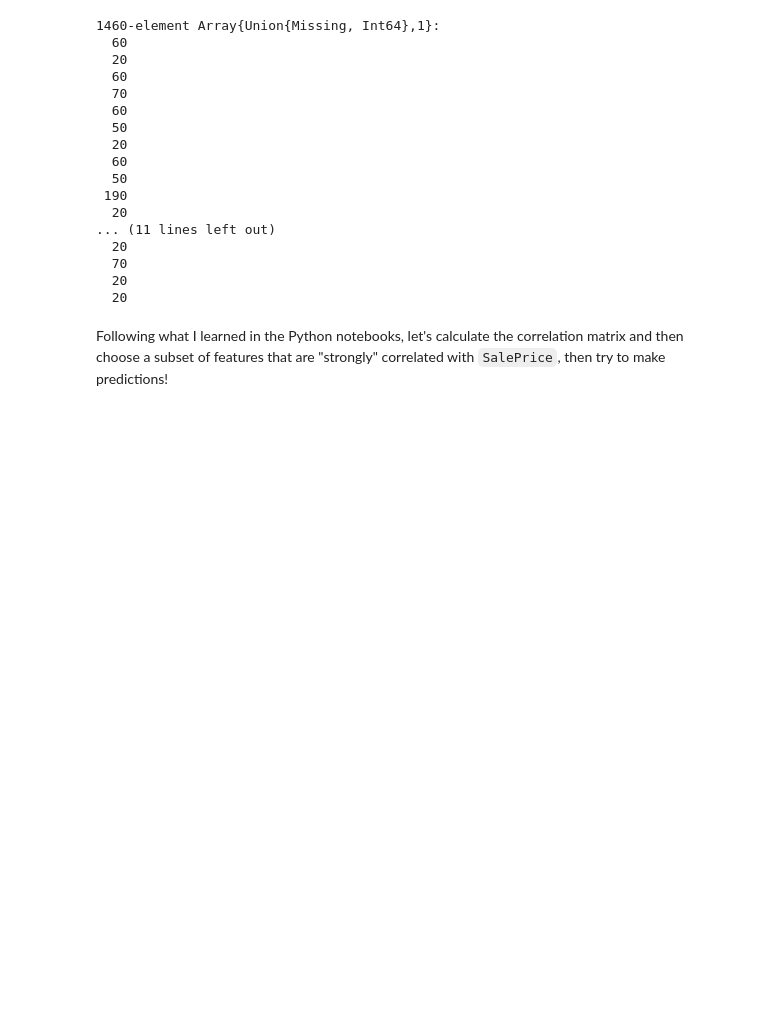
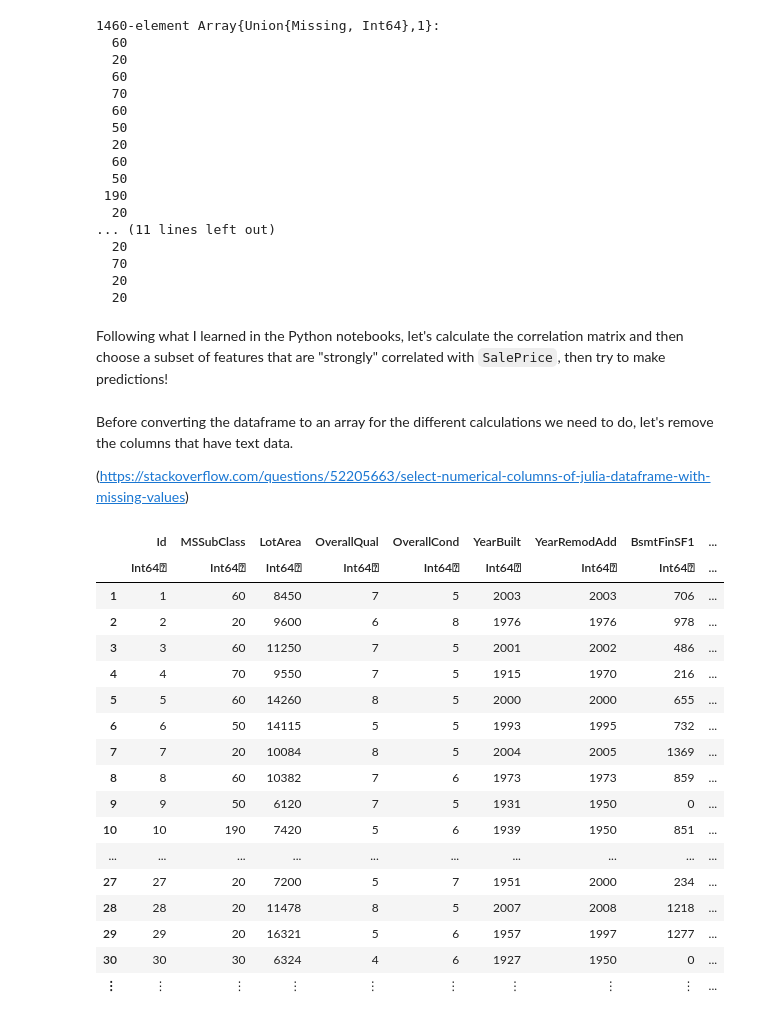
Before and after one commit to demarley/figment, a Jupyter notebook: julia/housing_prices.ipynb, the cells around one changed output. Drawn from its saved outputs; the diff is of its cells as text; code cells hidden in the pictures; blank space fills up the shorter version.

Commit message:
Update for accessing dataframes in julia

```diff
--- a/julia/housing_prices.ipynb
+++ b/julia/housing_prices.ipynb
@@ -99,3 +86,29 @@ df[:MSSubClass]
   20
 # %% [markdown]
 Following what I learned in the Python notebooks, let's calculate the correlation matrix and then choose a subset of features that are "strongly" correlated with `SalePrice`, then try to make predictions!
+# %% [markdown]
+Before converting the dataframe to an array for the different calculations we need to do, let's remove the columns that have text data.
+
+(https://stackoverflow.com/questions/52205663/select-numerical-columns-of-julia-dataframe-with-missing-values)
+# %%
+text_data = df[[i for i in names(df) if Base.nonmissingtype(eltype(df[i])) <: String]];
+num_dat   = df[[i for i in names(df) if Base.nonmissingtype(eltype(df[i])) <: Number]]
+# %% [output]
+|  | Id | MSSubClass | LotArea | OverallQual | OverallCond | YearBuilt | YearRemodAdd | BsmtFinSF1 | ... |
+|  | Int64⍰ | Int64⍰ | Int64⍰ | Int64⍰ | Int64⍰ | Int64⍰ | Int64⍰ | Int64⍰ | ... |
+| 1 | 1 | 60 | 8450 | 7 | 5 | 2003 | 2003 | 706 | ... |
+| 2 | 2 | 20 | 9600 | 6 | 8 | 1976 | 1976 | 978 | ... |
+| 3 | 3 | 60 | 11250 | 7 | 5 | 2001 | 2002 | 486 | ... |
+| 4 | 4 | 70 | 9550 | 7 | 5 | 1915 | 1970 | 216 | ... |
+| 5 | 5 | 60 | 14260 | 8 | 5 | 2000 | 2000 | 655 | ... |
+| 6 | 6 | 50 | 14115 | 5 | 5 | 1993 | 1995 | 732 | ... |
+| 7 | 7 | 20 | 10084 | 8 | 5 | 2004 | 2005 | 1369 | ... |
+| 8 | 8 | 60 | 10382 | 7 | 6 | 1973 | 1973 | 859 | ... |
+| 9 | 9 | 50 | 6120 | 7 | 5 | 1931 | 1950 | 0 | ... |
+| 10 | 10 | 190 | 7420 | 5 | 6 | 1939 | 1950 | 851 | ... |
+| ... | ... | ... | ... | ... | ... | ... | ... | ... | ... |
+| 27 | 27 | 20 | 7200 | 5 | 7 | 1951 | 2000 | 234 | ... |
+| 28 | 28 | 20 | 11478 | 8 | 5 | 2007 | 2008 | 1218 | ... |
+| 29 | 29 | 20 | 16321 | 5 | 6 | 1957 | 1997 | 1277 | ... |
+| 30 | 30 | 30 | 6324 | 4 | 6 | 1927 | 1950 | 0 | ... |
+| ⋮ | ⋮ | ⋮ | ⋮ | ⋮ | ⋮ | ⋮ | ⋮ | ⋮ | ... |
```
Also changed, not shown: parts of 17 cells of this notebook.
